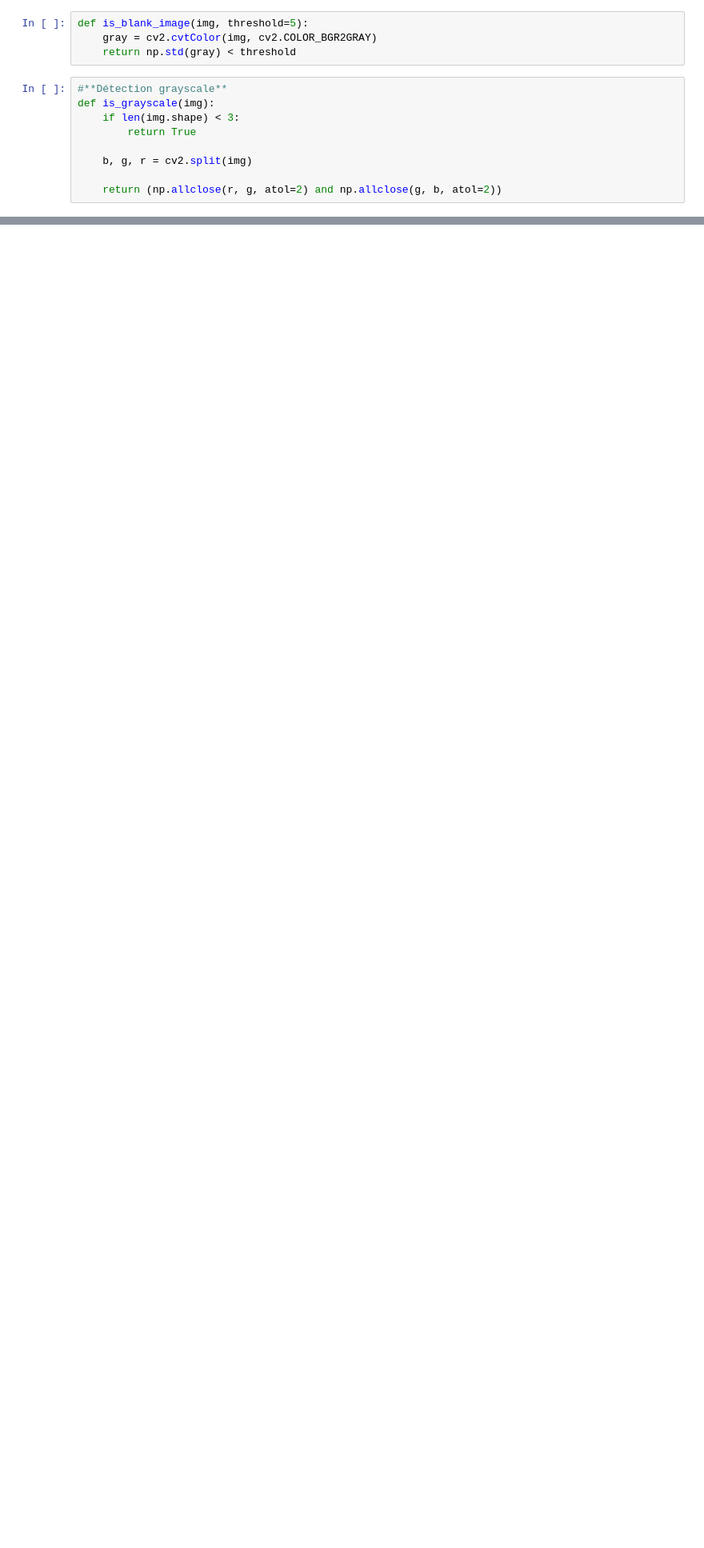
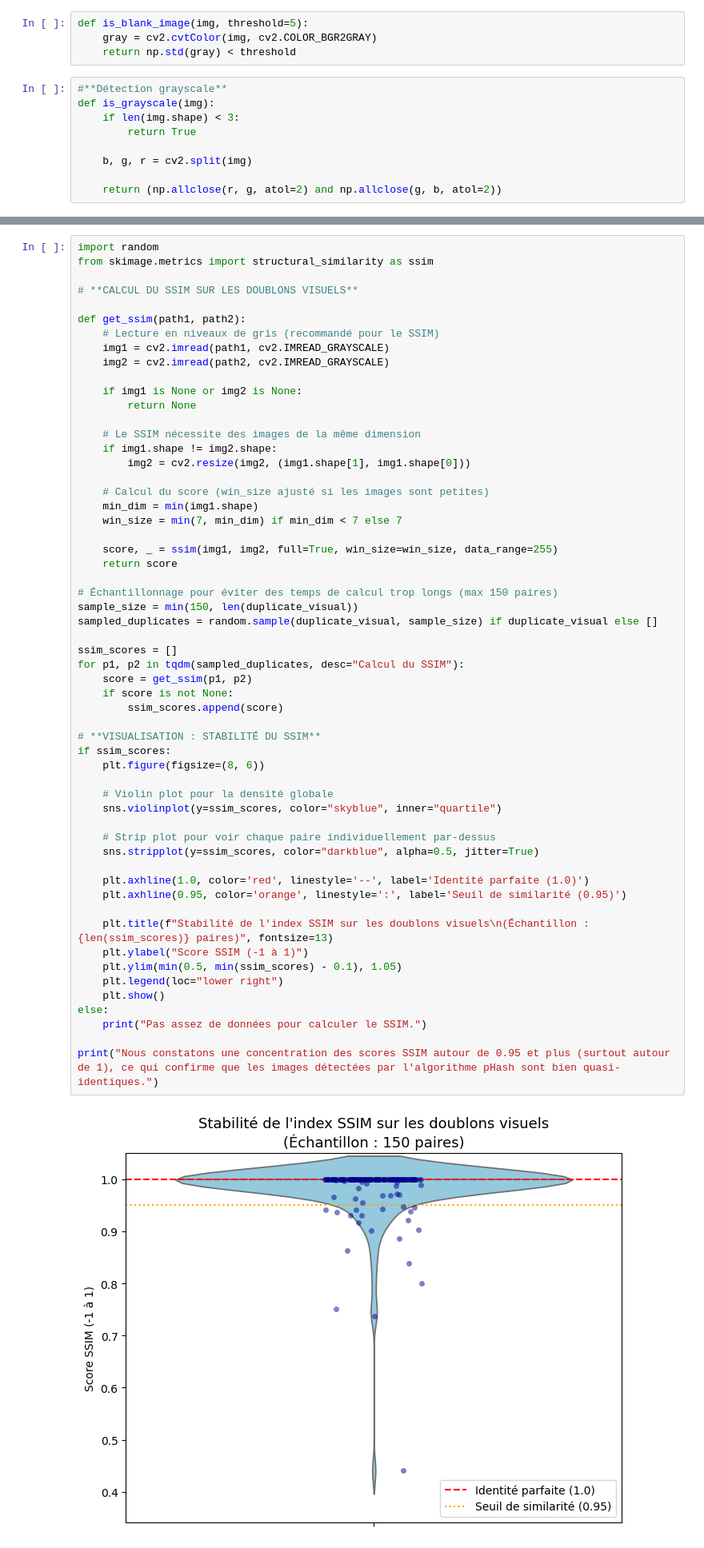
Before and after one commit to DataScientest-Studio/sep25_alt2_iia_rakuten_2, a Jupyter notebook: Exploration_donnees_&_Dataviz/Explo_Dataviz.ipynb, the cells around one changed output, grey strips where cells are left out. Shown at 80% size. Cells and saved outputs as stored; diff of their text form; blank space fills up the shorter version.

```diff
--- a/Exploration_donnees_&_Dataviz/Explo_Dataviz.ipynb
+++ b/Exploration_donnees_&_Dataviz/Explo_Dataviz.ipynb
@@ -281,0 +340,59 @@ Duplicates visuels     : 7590
+# %%
+import random
+from skimage.metrics import structural_similarity as ssim
+
+# **CALCUL DU SSIM SUR LES DOUBLONS VISUELS**
+
+def get_ssim(path1, path2):
+    # Lecture en niveaux de gris (recommandé pour le SSIM)
+    img1 = cv2.imread(path1, cv2.IMREAD_GRAYSCALE)
+    img2 = cv2.imread(path2, cv2.IMREAD_GRAYSCALE)
+
+    if img1 is None or img2 is None:
+        return None
+
+    # Le SSIM nécessite des images de la même dimension
+    if img1.shape != img2.shape:
+        img2 = cv2.resize(img2, (img1.shape[1], img1.shape[0]))
+
+    # Calcul du score (win_size ajusté si les images sont petites)
+    min_dim = min(img1.shape)
+    win_size = min(7, min_dim) if min_dim < 7 else 7
+
+    score, _ = ssim(img1, img2, full=True, win_size=win_size, data_range=255)
+    return score
+
+# Échantillonnage pour éviter des temps de calcul trop longs (max 150 paires)
+sample_size = min(150, len(duplicate_visual))
+sampled_duplicates = random.sample(duplicate_visual, sample_size) if duplicate_visual else []
+
+ssim_scores = []
+for p1, p2 in tqdm(sampled_duplicates, desc="Calcul du SSIM"):
+    score = get_ssim(p1, p2)
+    if score is not None:
+        ssim_scores.append(score)
+
+# **VISUALISATION : STABILITÉ DU SSIM**
+if ssim_scores:
+    plt.figure(figsize=(8, 6))
+
+    # Violin plot pour la densité globale
+    sns.violinplot(y=ssim_scores, color="skyblue", inner="quartile")
+
+    # Strip plot pour voir chaque paire individuellement par-dessus
+    sns.stripplot(y=ssim_scores, color="darkblue", alpha=0.5, jitter=True)
+
+    plt.axhline(1.0, color='red', linestyle='--', label='Identité parfaite (1.0)')
+    plt.axhline(0.95, color='orange', linestyle=':', label='Seuil de similarité (0.95)')
+
+    plt.title(f"Stabilité de l'index SSIM sur les doublons visuels\n(Échantillon : {len(ssim_scores)} paires)", fontsize=13)
+    plt.ylabel("Score SSIM (-1 à 1)")
+    plt.ylim(min(0.5, min(ssim_scores) - 0.1), 1.05)
+    plt.legend(loc="lower right")
+    plt.show()
+else:
+    print("Pas assez de données pour calculer le SSIM.")
+
+print("Nous constatons une concentration des scores SSIM autour de 0.95 et plus (surtout autour de 1), ce qui confirme que les images détectées par l'algorithme pHash sont bien quasi-identiques.")
+# %% [output]
+[figure, added]
```
Also changed, not shown: parts of 29 cells of this notebook.
